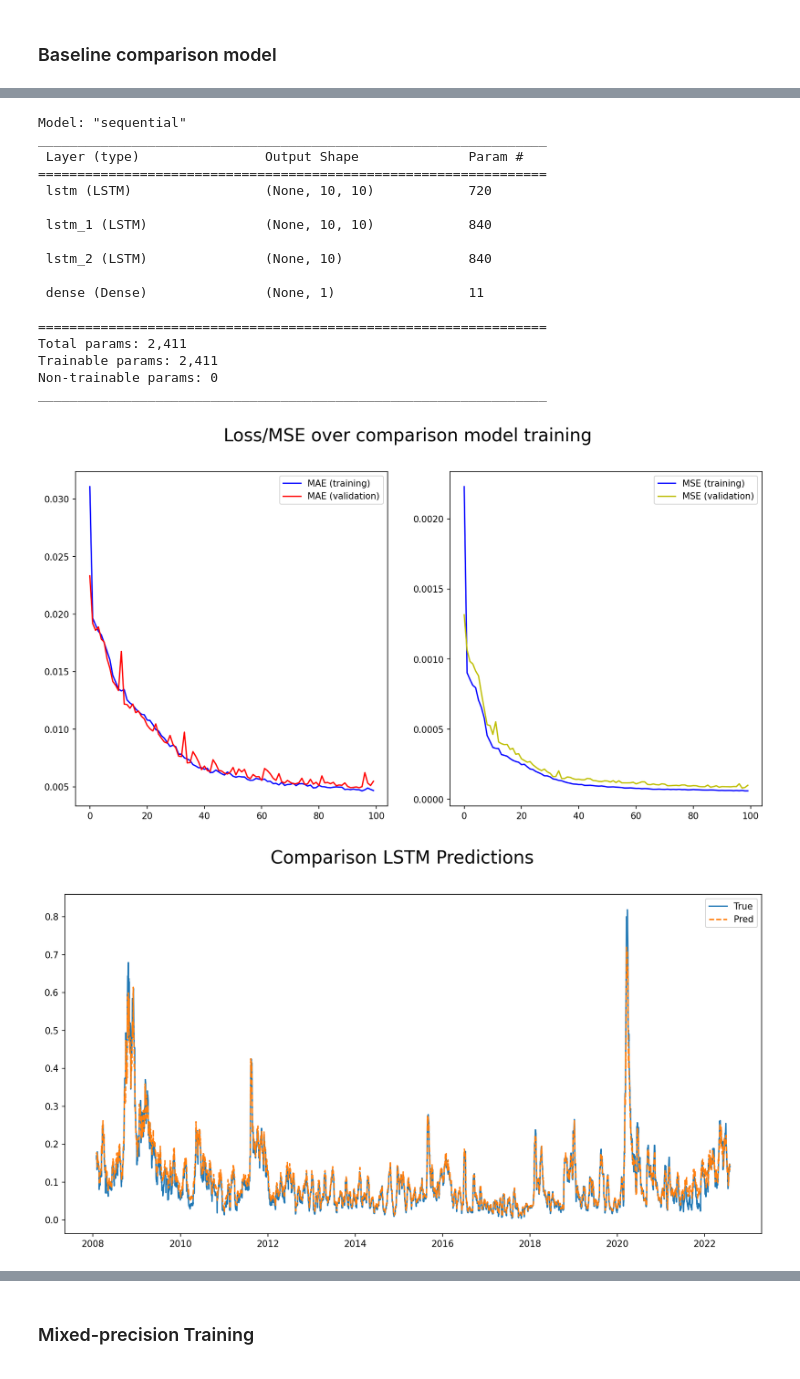
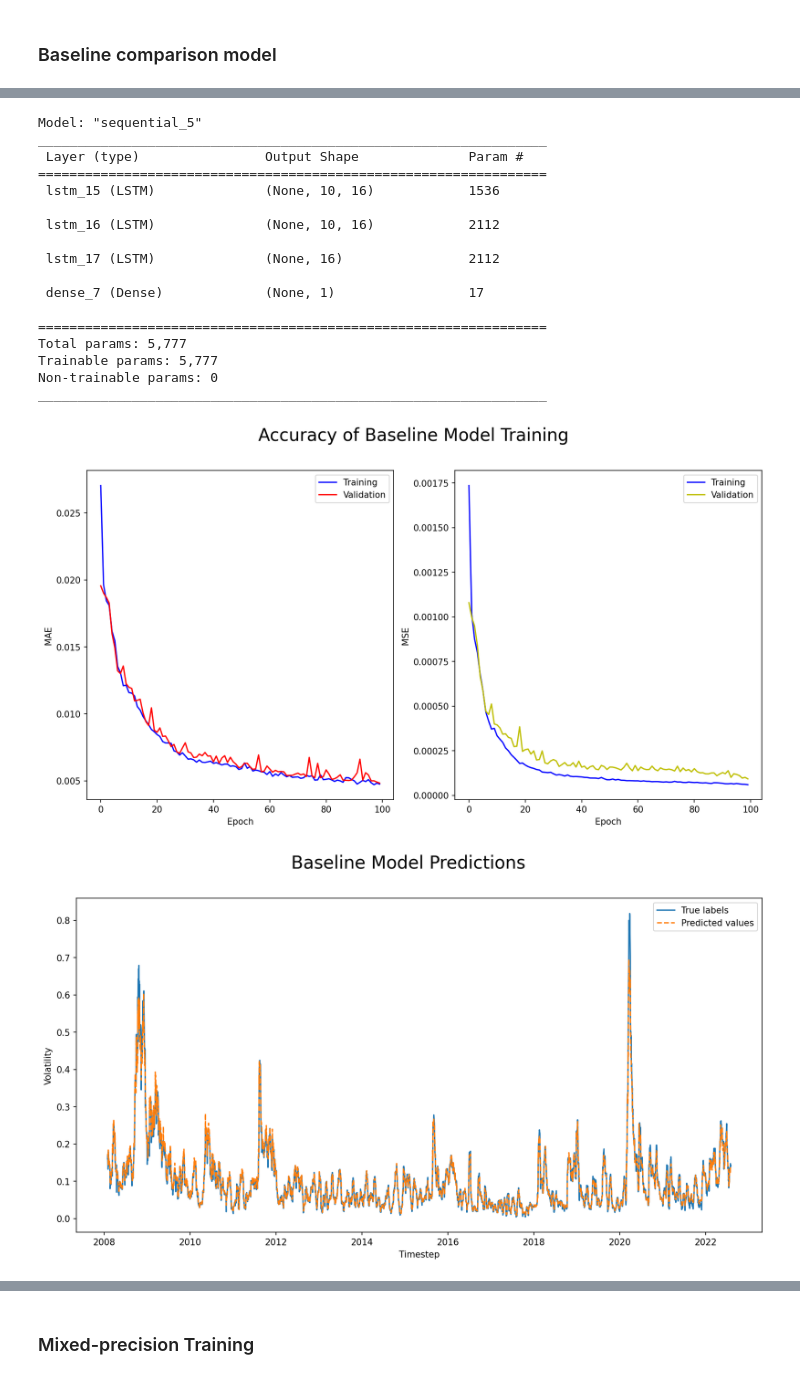
Before and after one commit to gittmp/efficient-deep-learning, a Jupyter notebook: Program/risk-forecasting.ipynb, the cells around one changed output, grey strips where cells are left out. Drawn from its saved outputs; the diff is of its cells as text; code cells hidden in the pictures.

```diff
--- a/Program/risk-forecasting.ipynb
+++ b/Program/risk-forecasting.ipynb
@@ -17,7 +17,7 @@ TRAIN_TEST_SPLIT = TRAIN_VAL_SPLIT = 0.8
 # general model params
 EPOCHS = 100
 BATCH_SIZE = 32
-NODES_PER_LAYER = 10
+NODES_PER_LAYER = 16
 
 # active learning params
 AL_ITERATIONS = 100
@@ -25,7 +25,7 @@ AL_SAMPLE = 100
 AL_EPOCHS = 2
 
 # progressive training params
-PRETRAINING_EPOCHS = 30
+PRETRAINING_EPOCHS = 20
 TUNING_EPOCHS = 30
 
 # low-bit training
@@ -384,21 +371,21 @@ if BASELINE:
     # Comparison model architecture
     comp_model.summary()
 # %% [output]
-Model: "sequential"
+Model: "sequential_5"
 _________________________________________________________________
  Layer (type)                Output Shape              Param #
 =================================================================
- lstm (LSTM)                 (None, 10, 10)            720
+ lstm_15 (LSTM)              (None, 10, 16)            1536
 
- lstm_1 (LSTM)               (None, 10, 10)            840
+ lstm_16 (LSTM)              (None, 10, 16)            2112
 
- lstm_2 (LSTM)               (None, 10)                840
+ lstm_17 (LSTM)              (None, 16)                2112
 
- dense (Dense)               (None, 1)                 11
+ dense_7 (Dense)             (None, 1)                 17
 
 =================================================================
-Total params: 2,411
-Trainable params: 2,411
+Total params: 5,777
+Trainable params: 5,777
 Non-trainable params: 0
 _________________________________________________________________
 # %%
@@ -406,41 +393,47 @@ if BASELINE:
     # training loss plots
     fig1, ax1 = plt.subplots(1, 2, figsize=(14, 7), dpi=150)
     fig1.suptitle("Accuracy of Baseline Model Training", fontsize=20)
 
-    ax1[0].plot(history_comp['loss'], color='b', xlabel='Epoch', ylabel='MAE', label="Training")
-    ax1[0].plot(history_comp['val_loss'], color='r', xlabel='Epoch', ylabel='MAE', label="Validation")
+    ax1[0].plot(history_comp['loss'], color='b', label="Training")
+    ax1[0].plot(history_comp['val_loss'], color='r', label="Validation")
     ax1[0].legend(loc=0)
+    ax1[0].set_xlabel('Epoch')
+    ax1[0].set_ylabel('MAE')
 
-    ax1[1].plot(history_comp['mse'], color='b', xlabel='Epoch', ylabel='MSE', label="Training")
-    ax1[1].plot(history_comp['val_mse'], color='y', xlabel='Epoch', ylabel='MSE', label="Validation")
+    ax1[1].plot(history_comp['mse'], color='b', label="Training")
+    ax1[1].plot(history_comp['val_mse'], color='y', label="Validation")
     ax1[1].legend(loc=0)
+    ax1[1].set_xlabel('Epoch')
+    ax1[1].set_ylabel('MSE')
 
     try:
         fig1.savefig('./drive/MyDrive/UCL/Thesis/results/loss-baseline.png')
     except FileNotFoundError:
         fig1.savefig('./loss-baseline.png')
 
     # prediction plot
     y_pred_comp = comp_model.predict(X_test)
     y_pred_comp = y_pred_comp.flatten()
     y_pred_plot = pd.Series(y_pred_comp, index=X.returns[split + LOOKBACK_WINDOW:].keys())
     y_test_plot = pd.Series(y_test.flatten(), index=X.returns[split + LOOKBACK_WINDOW:].keys())
 
     fig2, ax2 = plt.subplots(figsize=(14, 7), dpi=150)
     fig2.suptitle("Baseline Model Predictions", fontsize=20)
 
-    ax2.plot(y_test_plot, xlabel='Timestep', ylabel='Volatility', label='True labels')
-    ax2.plot(y_pred_plot, linestyle='--', xlabel='Timestep', ylabel='Volatility', label='Predicted values')
+    ax2.plot(y_test_plot, label='True labels')
+    ax2.plot(y_pred_plot, linestyle='--', label='Predicted values')
     ax2.legend(loc=0)
+    ax2.set_xlabel('Timestep')
+    ax2.set_ylabel('Volatility')
     plt.show()
 
     try:
         fig2.savefig('./drive/MyDrive/UCL/Thesis/results/predictions-baseline.png')
     except FileNotFoundError:
         fig2.savefig('./predictions-baseline.png')
 # %% [output]
-[figure, old version]
+[figure, new version]
-[figure, old version]
+[figure, new version]
 # %%
 if BASELINE:
     # metrics
```
Also changed, not shown: parts of 30 cells of this notebook.
